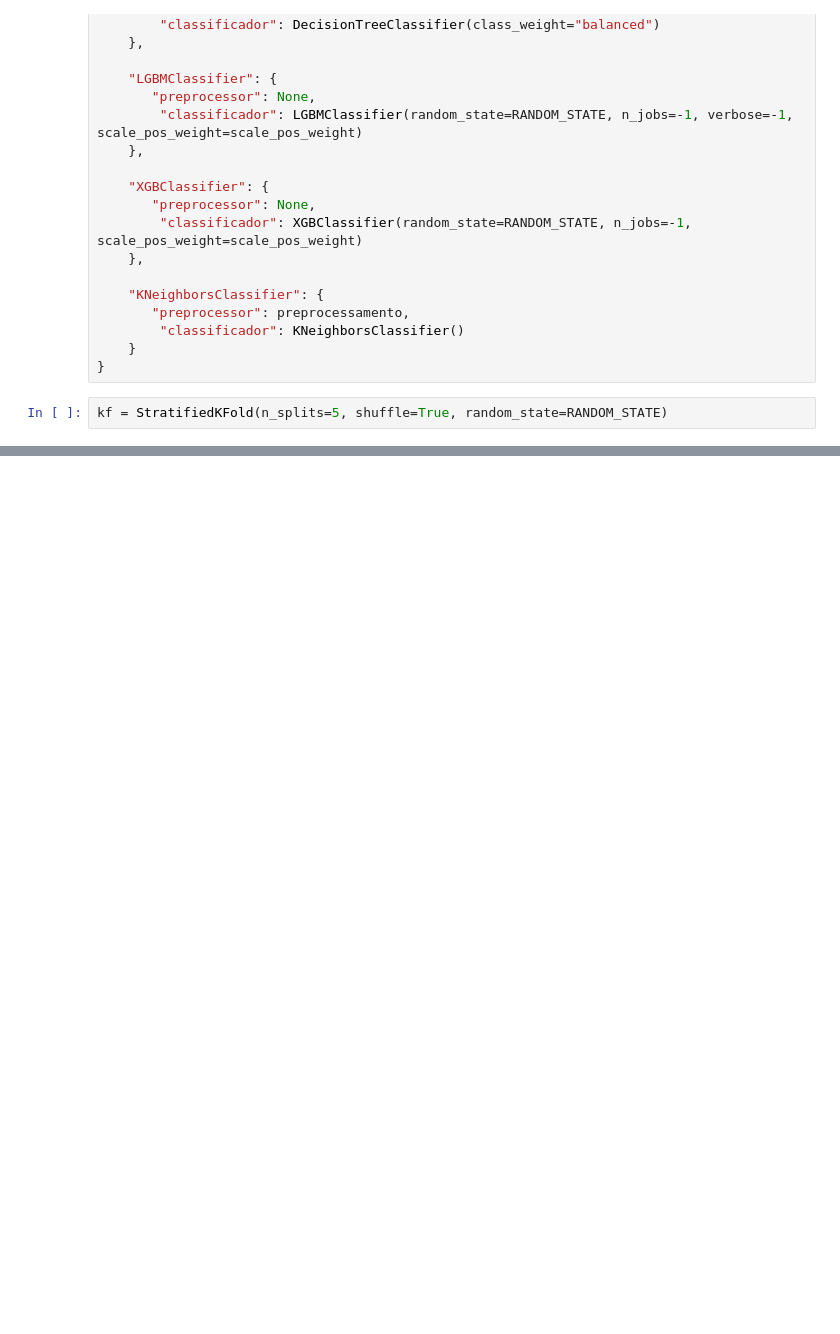
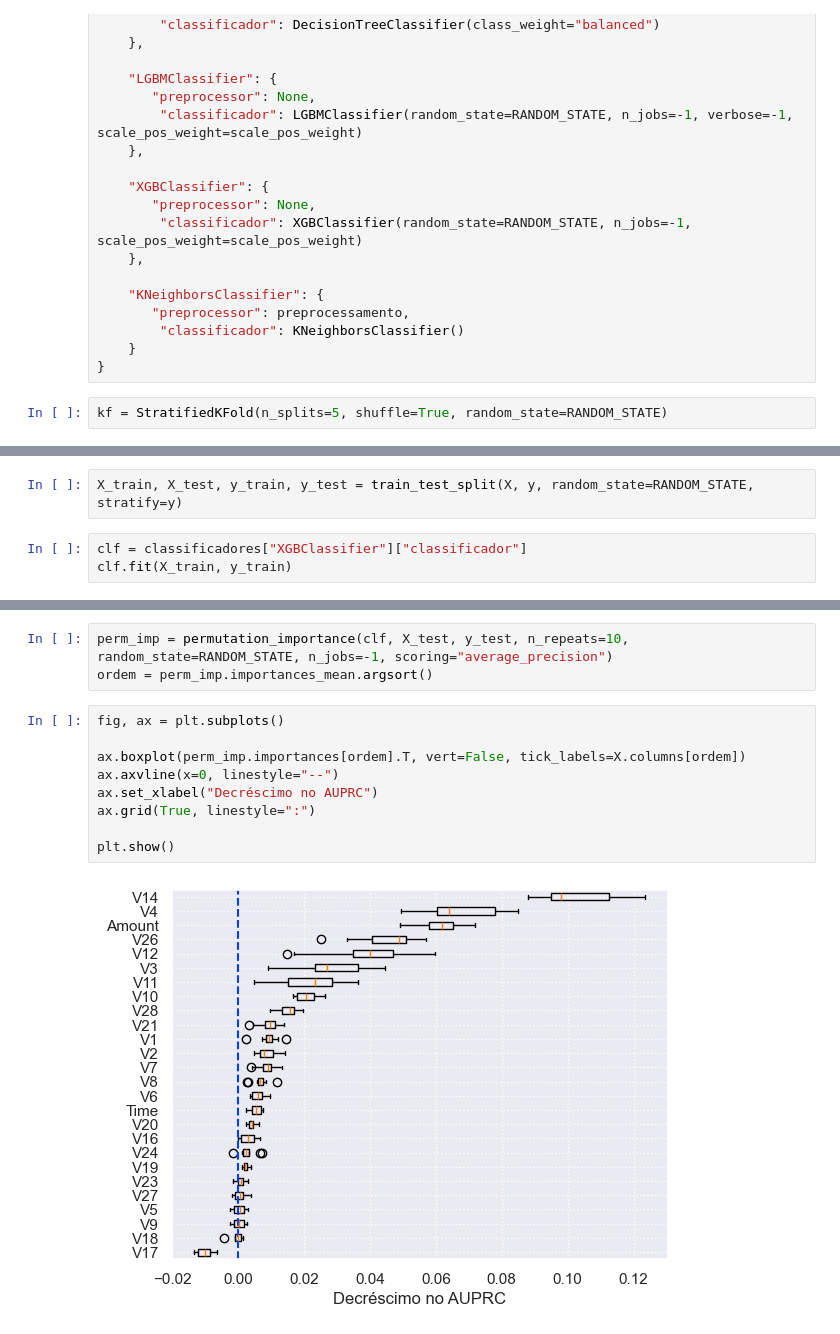
Before and after one commit to Antonio-Manoel/identification-fraud, a Jupyter notebook: notebooks/MachineLearning.ipynb, the cells around one changed output, grey strips where cells are left out. Saved outputs shown, nothing was run; the diff lists cells and outputs as text; blank space fills up the shorter version.

```diff
--- a/notebooks/MachineLearning.ipynb
+++ b/notebooks/MachineLearning.ipynb
@@ -175,0 +203,5 @@ plot_comparar_metricas_modelos(df_resultados)
+# %%
+X_train, X_test, y_train, y_test = train_test_split(X, y, random_state=RANDOM_STATE, stratify=y)
+# %%
+clf = classificadores["XGBClassifier"]["classificador"]
+clf.fit(X_train, y_train)
@@ -175,0 +220,14 @@ plot_comparar_metricas_modelos(df_resultados)
+# %%
+perm_imp = permutation_importance(clf, X_test, y_test, n_repeats=10, random_state=RANDOM_STATE, n_jobs=-1, scoring="average_precision")
+ordem = perm_imp.importances_mean.argsort()
+# %%
+fig, ax = plt.subplots()
+
+ax.boxplot(perm_imp.importances[ordem].T, vert=False, tick_labels=X.columns[ordem])
+ax.axvline(x=0, linestyle="--")
+ax.set_xlabel("Decréscimo no AUPRC")
+ax.grid(True, linestyle=":")
+
+plt.show()
+# %% [output]
+[figure, added]
```
Also changed, not shown: parts of 13 cells of this notebook.
